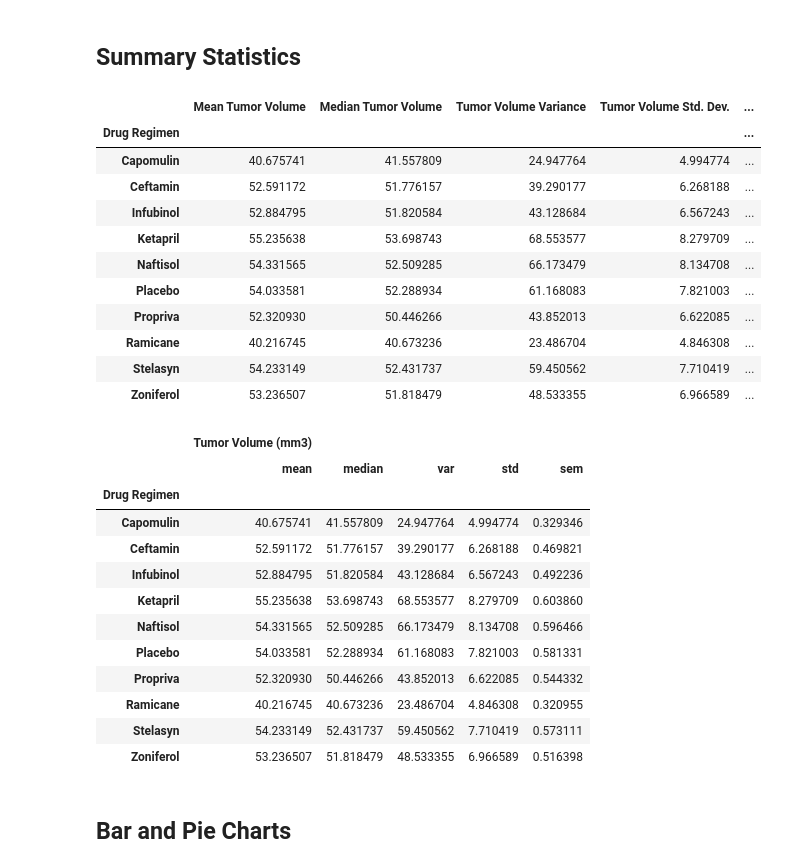
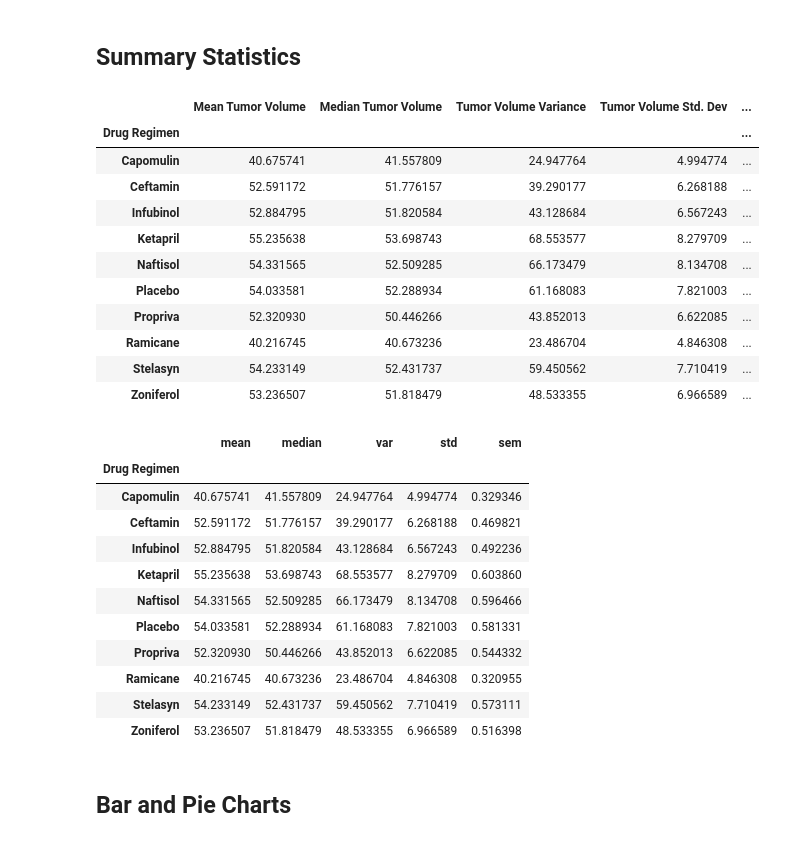
Before and after one commit to eliu14/data-visualization-challenge, a Jupyter notebook: Pymaceuticals/main_notebook.ipynb, the cells around one changed output. Drawn from its saved outputs; the diff is of its cells as text; code cells hidden in the pictures.

Commit message:
Add Summary Statistics work

```diff
--- a/Pymaceuticals/main_notebook.ipynb
+++ b/Pymaceuticals/main_notebook.ipynb
@@ -67,4 +68,6 @@ duplicate_mice_data
 | 1592 | g989 | Propriva | Female | 21 | 26 | 35 | 62.570880 | ... |
 # %%
 # Create a clean DataFrame by dropping the duplicate mouse by its ID.
+clean_df = mice_data.drop(index=duplicate_mice_data.index)
+clean_df.head(5)
 # %% [output]
@@ -86,8 +91,17 @@ duplicate_mice_data
 # Use groupby and summary statistical methods to calculate the following properties of each drug regimen:
 # mean, median, variance, standard deviation, and SEM of the tumor volume.
 # Assemble the resulting series into a single summary DataFrame.
+grouped = clean_df.groupby("Drug Regimen")["Tumor Volume (mm3)"]
+summary_stats = pd.DataFrame({
+   "Mean Tumor Volume": grouped.mean(),
+   "Median Tumor Volume": grouped.median(),
+   "Tumor Volume Variance": grouped.var(),
+   "Tumor Volume Std. Dev": grouped.std(),
+   "Tumor Volume Std. Err.": grouped.sem()
+})
+summary_stats
 # %% [output]
-|  | Mean Tumor Volume | Median Tumor Volume | Tumor Volume Variance | Tumor Volume Std. Dev. | ... |
+|  | Mean Tumor Volume | Median Tumor Volume | Tumor Volume Variance | Tumor Volume Std. Dev | ... |
 | Drug Regimen |  |  |  |  | ... |
 | Capomulin | 40.675741 | 41.557809 | 24.947764 | 4.994774 | ... |
 | Ceftamin | 52.591172 | 51.776157 | 39.290177 | 6.268188 | ... |
@@ -102,10 +116,17 @@ duplicate_mice_data
 # %%
 # A more advanced method to generate a summary statistics table of mean, median, variance, standard deviation,
 # and SEM of the tumor volume for each regimen (only one method is required in the solution)
 
 # Using the aggregation method, produce the same summary statistics in a single line
+stats = grouped.agg(
+   mean='mean',
+   median='median',
+   var='var',
+   std = 'std',
+   sem= sem
+)
+stats
 # %% [output]
-|  | Tumor Volume (mm3) |  |  |  |  |
 |  | mean | median | var | std | sem |
 | Drug Regimen |  |  |  |  |  |
 | Capomulin | 40.675741 | 41.557809 | 24.947764 | 4.994774 | 0.329346 |
```
Also changed, not shown: parts of 7 cells of this notebook.
